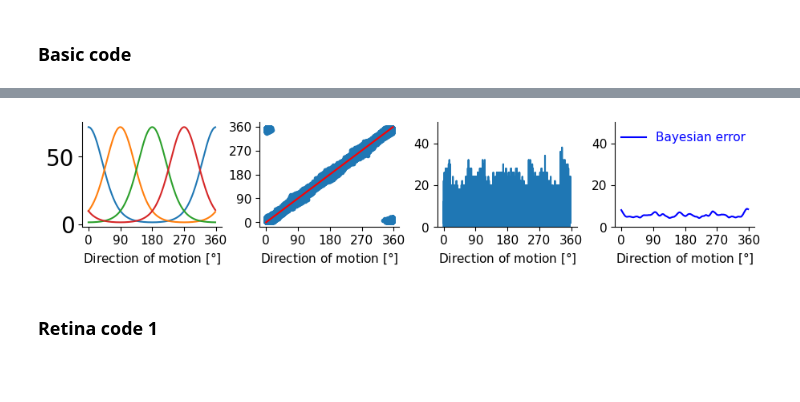
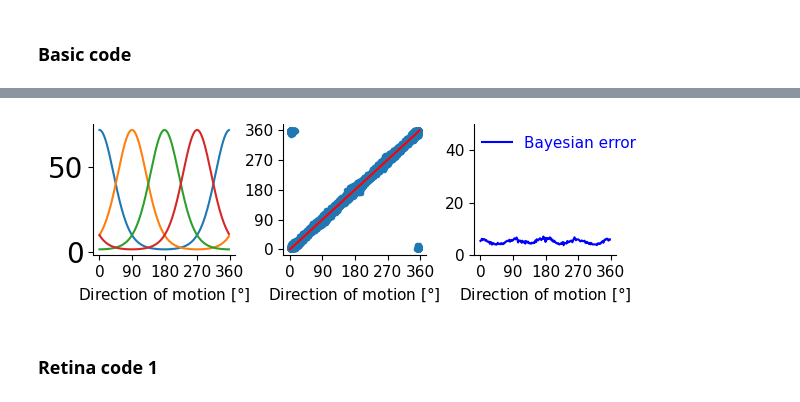
Before and after one commit to steevelaquitaine/fisher-info-limits, a Jupyter notebook: notebooks/retina_code.ipynb, the cells around one changed output, grey strips where cells are left out. Drawn from its saved outputs; the diff is of its cells as text; code cells hidden in the pictures; blank space fills up the shorter version.

Commit message:
fixed bayes error

```diff
--- a/notebooks/retina_code.ipynb
+++ b/notebooks/retina_code.ipynb
@@ -204,13 +227,14 @@ ssis = data_dict['all_ssis'][:,bio_idx]
 # %%
 %%time
 
-# code ------------------------------------------------------------------
+# tuning functions ------------------------------------------------------------------
 
 # setup parameters
 N_NEURONS = 4
 AMPLITUDE = 4000
 WIDTH = 0.5
 BASELINE = 0
+N_TRIALS=100
 
 # setup the preferred angle of each neuron
 preferred_angles = np.linspace(0, 360, N_NEURONS, endpoint=False)
@@ -236,42 +260,34 @@ Wall time: 7min 54s
 # %%
 # plot
-fig, ax = plt.subplots(1,4, figsize=(9,1.8))
+fig, ax = plt.subplots(1,3, figsize=(6,1.8))
 
 # tuning curves
 ax[0].plot(stim, tuning_c.T);
 ax[0].set_xticks(np.arange(0,361,90))
 ax[0].tick_params(axis="x", labelsize=11)
 ax[0].set_xlabel(r'Direction of motion [$\degree$]', size = 11)
 
 # estimates
 ax[1].plot(bayes_out['true_directions'], bayes_out['decoded_directions'],'.')
 ax[1].plot(stim, stim, color='r', linestyle='-')
 ax[1].set_xticks(np.arange(0,361,90))
 ax[1].set_yticks(np.arange(0,361,90))
 ax[1].tick_params(axis="x", labelsize=11)
 ax[1].tick_params(axis="y", labelsize=11)
 ax[1].set_xlabel(r'Direction of motion [$\degree$]', size = 11)
 
-# errors
-ax[2].plot(bayes_out['true_directions'], bayes_out['errors_deg'])
+# bayesian error (std)
+ax[2].plot(stim, bayes_out['stds_deg'], color = 'blue', label='Bayesian error')
 ax[2].set_xticks(np.arange(0,361,90))
-ax[2].set_ylim([0, 50])
 ax[2].tick_params(axis="x", labelsize=11)
 ax[2].tick_params(axis="y", labelsize=11)
+ax[2].set_ylim([0, 50])
 ax[2].set_xlabel(r'Direction of motion [$\degree$]', size = 11)
-
-# bayesian error (std)
-ax[3].plot(stim, bayes_out['stds_deg'], color = 'blue', label='Bayesian error')
-ax[3].set_xticks(np.arange(0,361,90))
-ax[3].tick_params(axis="x", labelsize=11)
-ax[3].tick_params(axis="y", labelsize=11)
-ax[3].set_ylim([0, 50])
-ax[3].set_xlabel(r'Direction of motion [$\degree$]', size = 11)
-ax[3].legend(labelcolor = 'linecolor', frameon=0, fontsize = 11, loc=(0.01, 0.75))
+ax[2].legend(labelcolor = 'linecolor', frameon=0, fontsize = 11, loc=(0.01, 0.75))
 
 plt.tight_layout(pad=0)
 # %% [output]
-[figure, old version]
+[figure, new version]
 # %% [markdown]
 ### Retina code 1
 # %%
```
Also changed, not shown: parts of 10 cells of this notebook.
